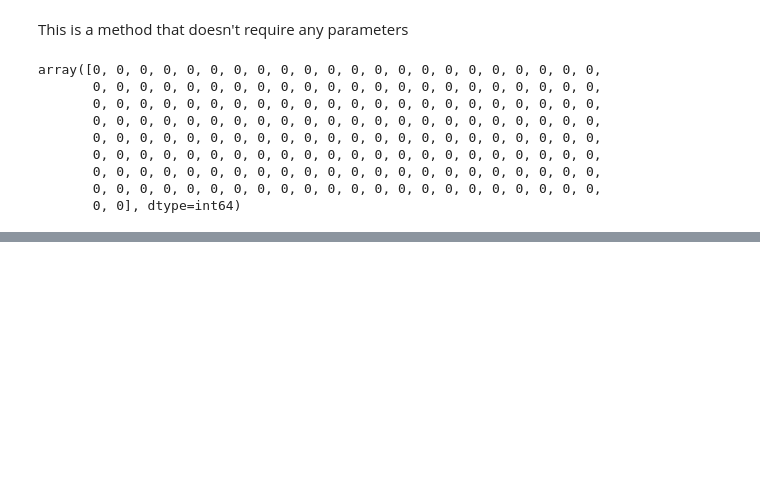
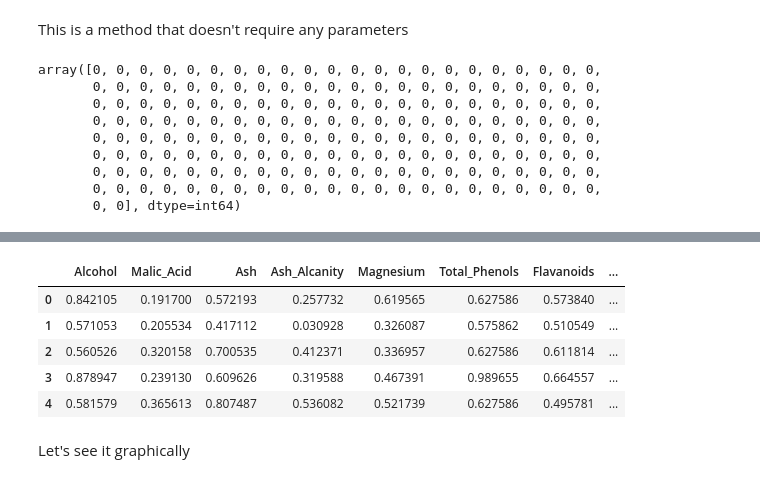
Before and after one commit to pedroheck/machine-learning-basics, a Jupyter notebook: Basics-3-simple-clustering/wine-classification.ipynb, the cells around one changed output, grey strips where cells are left out. Drawn from its saved outputs; the diff is of its cells as text; code cells hidden in the pictures; blank space fills up the shorter version.

Commit message:
B-3: Changing bandwidth and visualizing MeanShift-basedclusters

```diff
--- a/Basics-3-simple-clustering/wine-classification.ipynb
+++ b/Basics-3-simple-clustering/wine-classification.ipynb
@@ -408,0 +413,7 @@ array([0, 0, 0, 0, 0, 0, 0, 0, 0, 0, 0, 0, 0, 0, 0, 0, 0, 0, 0, 0, 0, 0,
+# %%
+from sklearn.cluster import estimate_bandwidth
+
+bw = estimate_bandwidth(df, quantile = 0.2)
+cluster = MeanShift(bw)
+cluster.fit(df)
+cluster.labels_
@@ -408,0 +431,11 @@ array([0, 0, 0, 0, 0, 0, 0, 0, 0, 0, 0, 0, 0, 0, 0, 0, 0, 0, 0, 0, 0, 0,
+# %%
+df.head()
+# %% [output]
+|  | Alcohol | Malic_Acid | Ash | Ash_Alcanity | Magnesium | Total_Phenols | Flavanoids | ... |
+| 0 | 0.842105 | 0.191700 | 0.572193 | 0.257732 | 0.619565 | 0.627586 | 0.573840 | ... |
+| 1 | 0.571053 | 0.205534 | 0.417112 | 0.030928 | 0.326087 | 0.575862 | 0.510549 | ... |
+| 2 | 0.560526 | 0.320158 | 0.700535 | 0.412371 | 0.336957 | 0.627586 | 0.611814 | ... |
+| 3 | 0.878947 | 0.239130 | 0.609626 | 0.319588 | 0.467391 | 0.989655 | 0.664557 | ... |
+| 4 | 0.581579 | 0.365613 | 0.807487 | 0.536082 | 0.521739 | 0.627586 | 0.495781 | ... |
+# %% [markdown]
+Let's see it graphically
```
Also changed, not shown: parts of 3 cells of this notebook.
